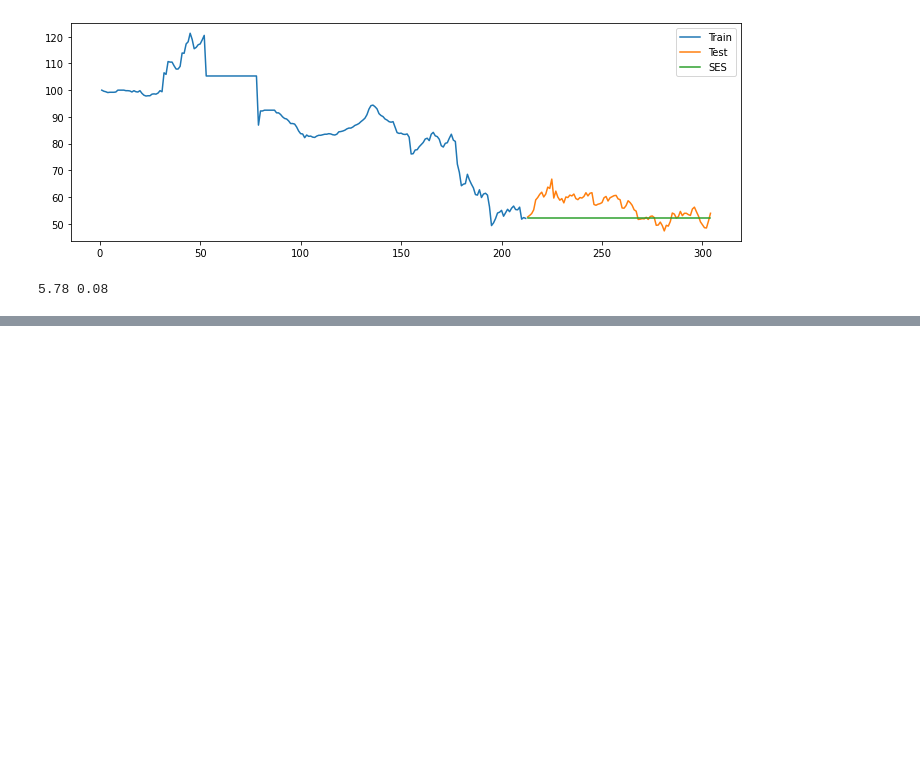
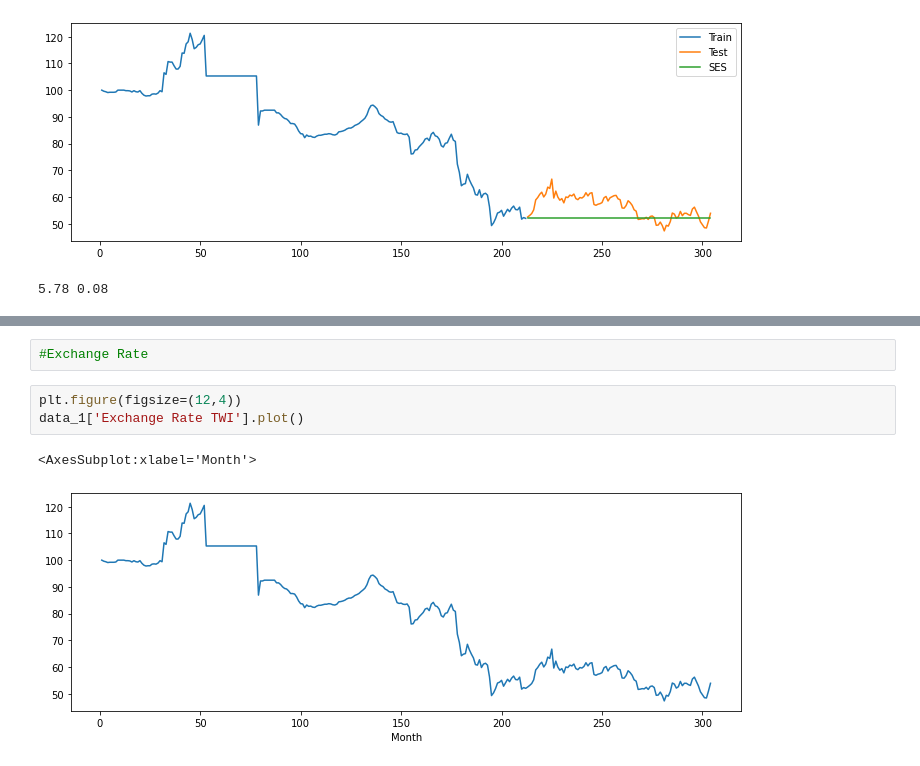
Before and after one commit to Prashik28/techeenomad_dataScience, a Jupyter notebook: Time Series/Airline Passenger .ipynb, the cells around one changed output, grey strips where cells are left out. Cells and saved outputs as stored; diff of their text form; blank space fills up the shorter version.

```diff
--- a/Time Series/Airline Passenger .ipynb
+++ b/Time Series/Airline Passenger .ipynb
@@ -881,0 +925,8 @@ mean_absolute_percentage_error(test_t['Temperature(Min)'], y_hat_holt_new['holt_
+# %%
+#Exchange Rate
+# %%
+plt.figure(figsize=(12,4))
+data_1['Exchange Rate TWI'].plot()
+# %% [output]
+<AxesSubplot:xlabel='Month'>
+[figure, added]
```
Also changed, not shown: parts of 121 cells of this notebook.
